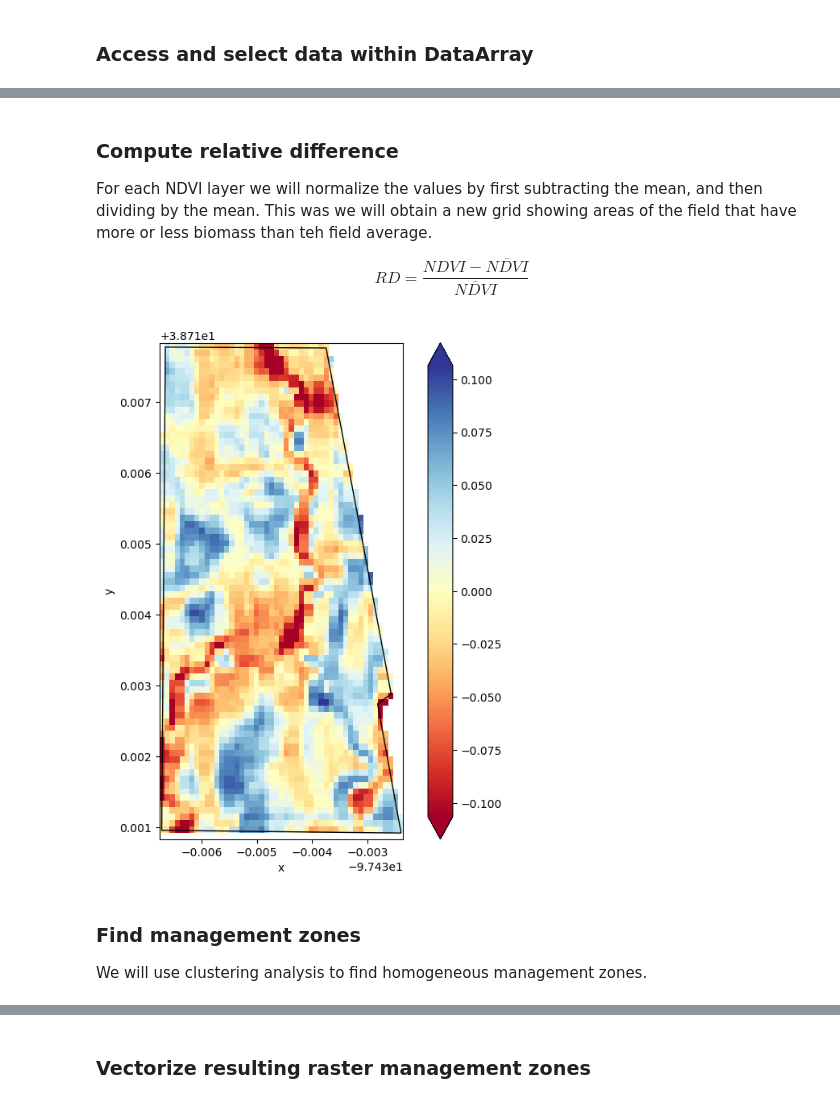
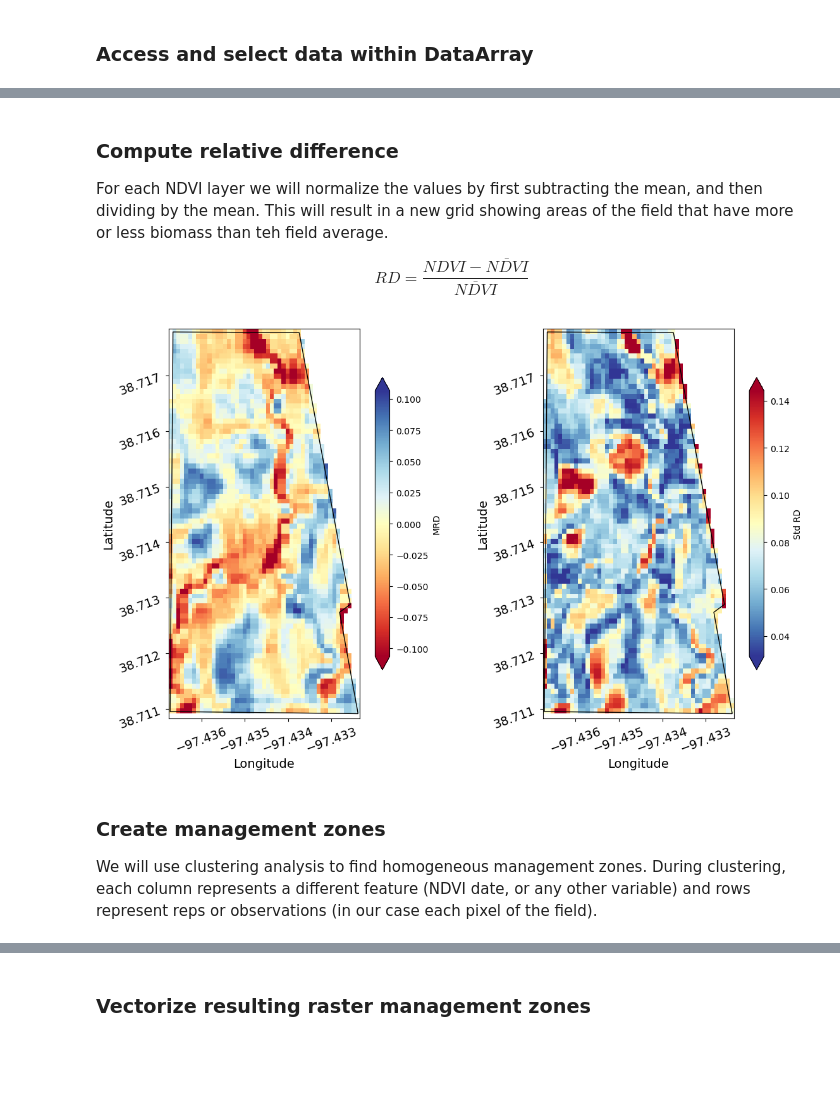
Before and after one commit to soilwater/precisionag-workshop-2024, a Jupyter notebook: mz_notebook_solution.ipynb, the cells around one changed output, grey strips where cells are left out. Saved outputs shown, nothing was run; the diff lists cells and outputs as text; code cells hidden in the pictures; blank space fills up the shorter version.

```diff
--- a/mz_notebook_solution.ipynb
+++ b/mz_notebook_solution.ipynb
@@ -92,16 +98,3 @@ We will use a cropland field within the Konza Prairie Biological Station near Ma
 # %%
-# Import boundary for area of interest (aoi)
-#with open('neon_kona_bnd.geojson') as file:
-#    aoi_json = json.load(file)
-
 # Read field boundary with Geopandas
 field_bnd = gpd.read_file('mortimers_bnd.geojson')
-
-# Get JSON format (.to_json() gives us a string, so we use the json module to create a proposer json object
-roi_json = json.loads(field_bnd.to_json())
-
-# Define the ee.Geometry
-roi = ee.Geometry(roi_json['features'][0]['geometry'])
-
-# Create mask for field
-mask = ee.Image.constant(1).clip(roi).mask()
@@ -108 +109,11 @@ mask = ee.Image.constant(1).clip(roi).mask()
+# %%
+# Get JSON format of GeoDataframe
+# Note that .to_json() gives us a string, so we use the json module to create a proper json object
+field_bnd_json = json.loads(field_bnd.to_json())
+
+# Define the region of interest (roi) in GEE as a ee.Geometry
+roi = ee.Geometry(field_bnd_json['features'][0]['geometry'])
+
+# Create mask in GEE for field
+mask = ee.Image.constant(1).clip(roi).mask()
 # %%
@@ -274,7 +320,7 @@ plt.show()
 # %% [markdown]
 ### Compute relative difference
 
-For each NDVI layer we will normalize the values by first subtracting the mean, and then dividing by the mean. This was we will obtain a new grid showing areas of the field that have more or less biomass than teh field average.
+For each NDVI layer we will normalize the values by first subtracting the mean, and then dividing by the mean. This will result in a new grid showing areas of the field that have more or less biomass than teh field average.
 
 $$ RD = \frac{NDVI - \overline{NDVI}}{\overline{NDVI}}$$
 # %%
@@ -292,15 +340,29 @@ rel_diff = xr.DataArray(data=rel_diff,
 # %%
 # Compute mean relative difference
 mean_rel_diff = rel_diff.mean(axis=2)
+std_rel_diff = rel_diff.std(axis=2)
 # %%
 # Plot mean relative difference
-fig, ax = plt.subplots(figsize=(8,8))
-mean_rel_diff.plot(ax=ax, cmap='RdYlBu', robust=True)
-field_bnd.plot(ax=ax, facecolor='None')
+fig, ax = plt.subplots(nrows=1, ncols=2, figsize=(14,8))
+
+mean_rel_diff.plot(ax=ax[0], cmap='RdYlBu', robust=True,
+                   cbar_kwargs={'label':'MRD', 'shrink':0.75})
+field_bnd.plot(ax=ax[0], facecolor='None')
+ax[0].set_xlabel('Longitude', fontsize=14)
+ax[0].set_ylabel('Latitude', fontsize=14)
+ax[0].tick_params(axis='both', labelsize=14, rotation=20)
+
+std_rel_diff.plot(ax=ax[1], cmap='RdYlBu_r', robust=True,
+                   cbar_kwargs={'label':'Std RD', 'shrink':0.75})
+field_bnd.plot(ax=ax[1], facecolor='None')
+ax[1].set_xlabel('Longitude', fontsize=14)
+ax[1].set_ylabel('Latitude', fontsize=14)
+ax[1].tick_params(axis='both', labelsize=14, rotation=20)
+
 plt.show()
 # %% [output]
-[figure, old version]
+[figure, new version]
 # %% [markdown]
-### Find management zones
+### Create management zones
 
-We will use clustering analysis to find homogeneous management zones.
+We will use clustering analysis to find homogeneous management zones. During clustering, each column represents a different feature (NDVI date, or any other variable) and rows represent reps or observations (in our case each pixel of the field).
```
Also changed, not shown: parts of 68 cells of this notebook, 6 other files.
